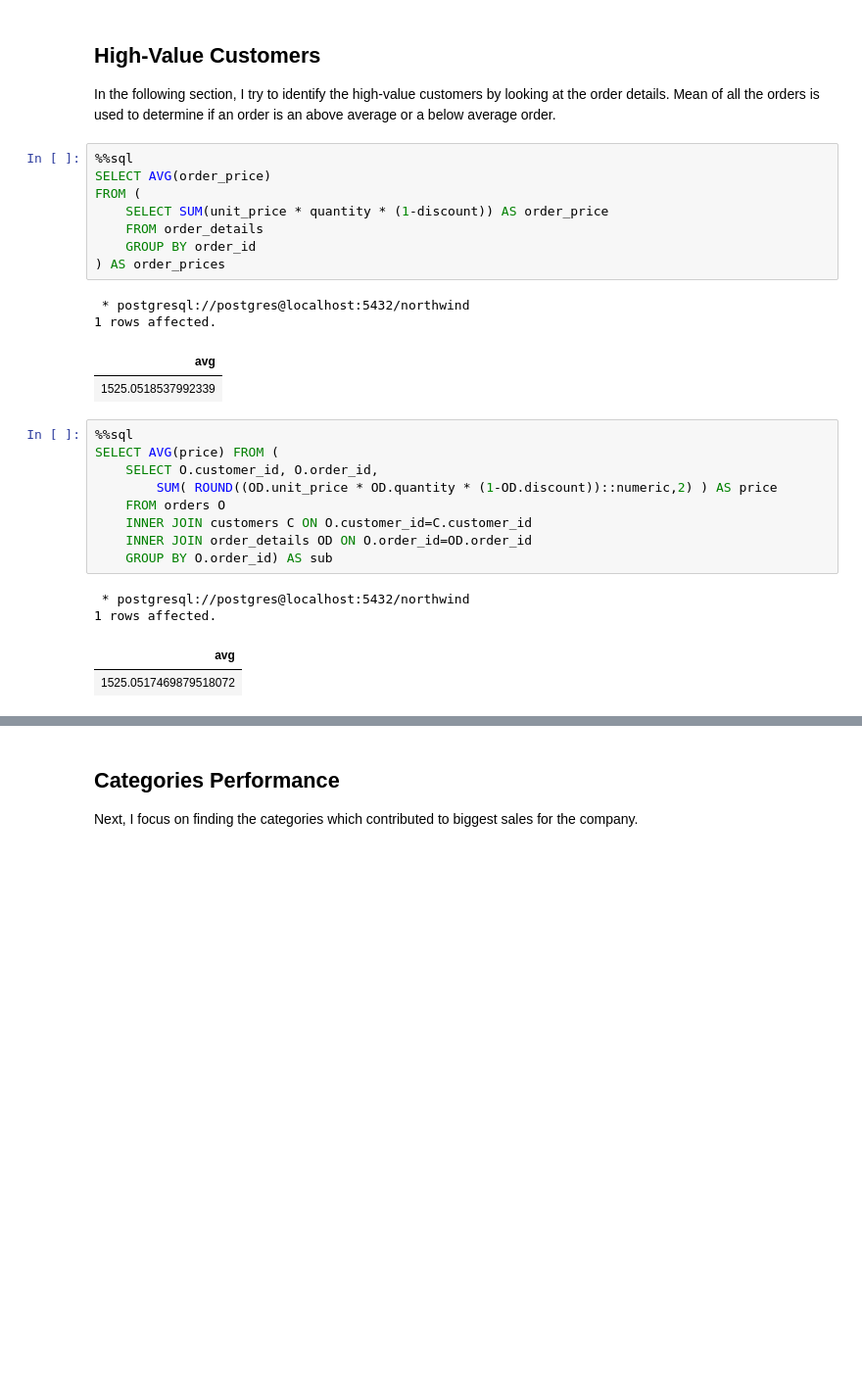
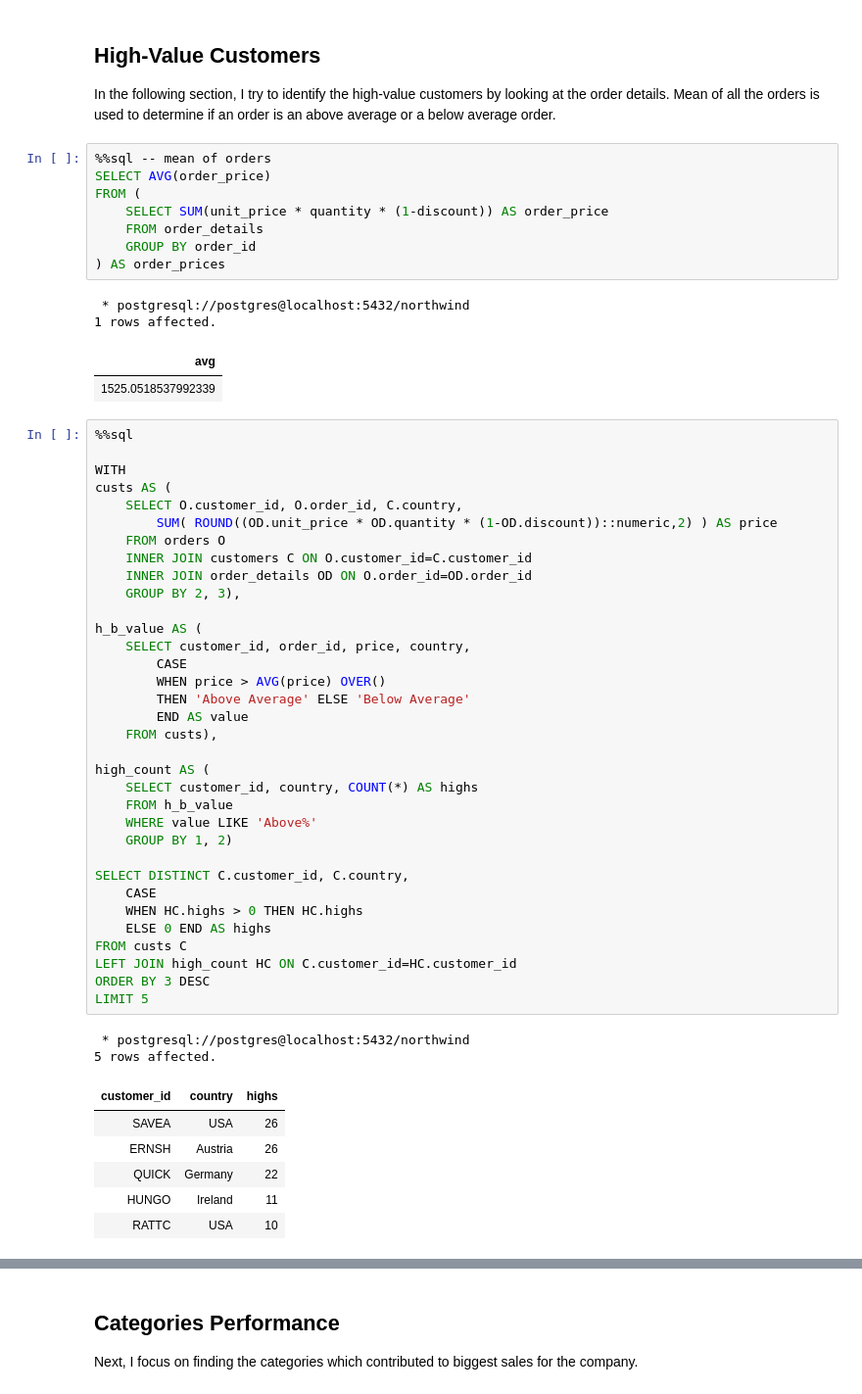
Before and after one commit to moscmh/NorthWind, a Jupyter notebook: northwind.ipynb, the cells around one changed output, grey strips where cells are left out. Shown at 98% size. Cells and saved outputs as stored; diff of their text form; blank space fills up the shorter version.

```diff
--- a/northwind.ipynb
+++ b/northwind.ipynb
@@ -275,7 +279,7 @@ plt.show()
 ## High-Value Customers <a class="anchor" id="customer"></a>
 In the following section, I try to identify the high-value customers by looking at the order details. Mean of all the orders is used to determine if an order is an above average or a below average order.
 # %%
-%%sql
+%%sql -- mean of orders
 SELECT AVG(order_price)
 FROM (
     SELECT SUM(unit_price * quantity * (1-discount)) AS order_price
@@ -289,15 +293,44 @@ FROM (
 | 1525.0518537992339 |
 # %%
 %%sql
-SELECT AVG(price) FROM (
-    SELECT O.customer_id, O.order_id,
+
+WITH
+custs AS (
+    SELECT O.customer_id, O.order_id, C.country,
         SUM( ROUND((OD.unit_price * OD.quantity * (1-OD.discount))::numeric,2) ) AS price
     FROM orders O
     INNER JOIN customers C ON O.customer_id=C.customer_id
     INNER JOIN order_details OD ON O.order_id=OD.order_id
-    GROUP BY O.order_id) AS sub
+    GROUP BY 2, 3),
+
+h_b_value AS (
+    SELECT customer_id, order_id, price, country,
+        CASE
+        WHEN price > AVG(price) OVER()
+        THEN 'Above Average' ELSE 'Below Average'
+        END AS value
+    FROM custs),
+
+high_count AS (
+    SELECT customer_id, country, COUNT(*) AS highs
+    FROM h_b_value
+    WHERE value LIKE 'Above%'
+    GROUP BY 1, 2)
+
+SELECT DISTINCT C.customer_id, C.country,
+    CASE
+    WHEN HC.highs > 0 THEN HC.highs
+    ELSE 0 END AS highs
+FROM custs C
+LEFT JOIN high_count HC ON C.customer_id=HC.customer_id
+ORDER BY 3 DESC
+LIMIT 5
 # %% [output]
  * postgresql://postgres@localhost:5432/northwind
-1 rows affected.
+5 rows affected.
-| avg |
-| 1525.0517469879518072 |
+| customer_id | country | highs |
+| SAVEA | USA | 26 |
+| ERNSH | Austria | 26 |
+| QUICK | Germany | 22 |
+| HUNGO | Ireland | 11 |
+| RATTC | USA | 10 |
```
Also changed, not shown: parts of 12 cells of this notebook.
